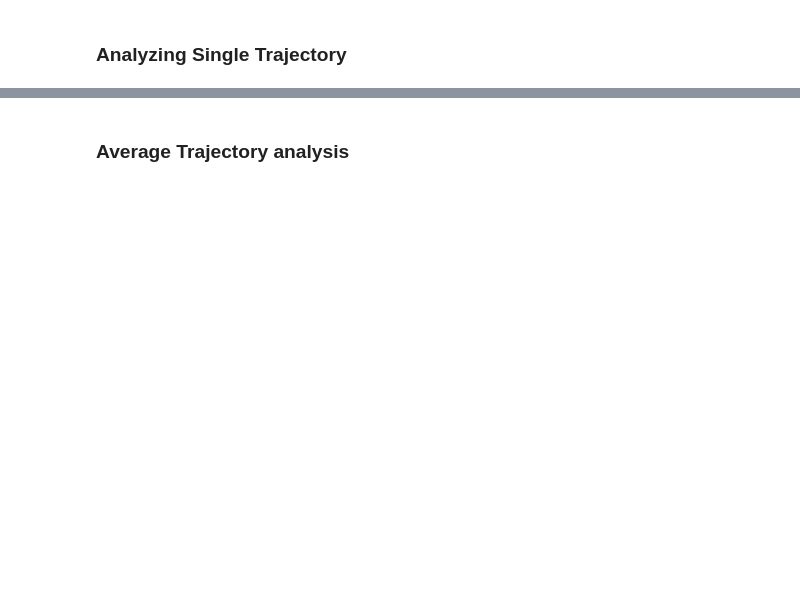
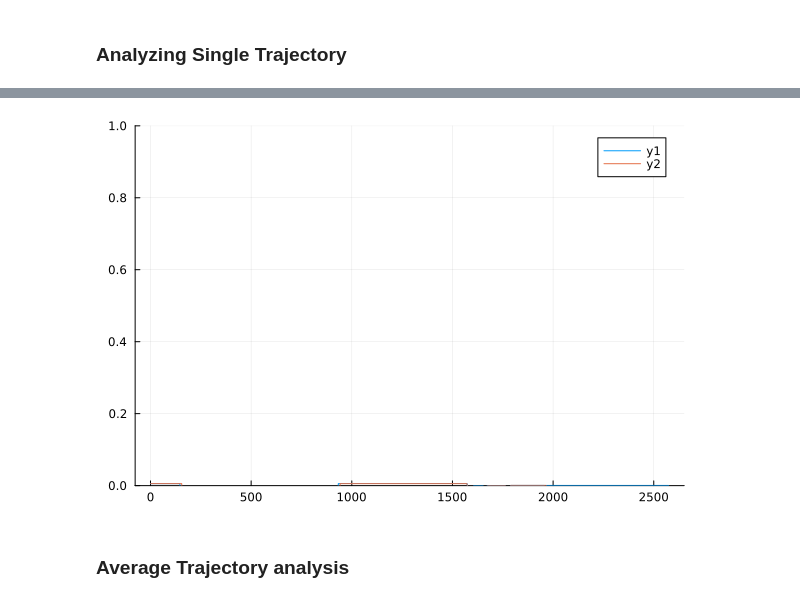
Before and after one commit to Ak-ash22/rydberg_qec, a Jupyter notebook: codework/phaseflip_code/result_analysis.ipynb, the cells around one changed output, grey strips where cells are left out. Cells and saved outputs as stored; diff of their text form; code cells hidden in the pictures; blank space fills up the shorter version.

```diff
--- a/codework/phaseflip_code/result_analysis.ipynb
+++ b/codework/phaseflip_code/result_analysis.ipynb
@@ -40,2 +45,7 @@ population_data[:a][1003]
+# %%
+plot(S1_data,ylim=[0,1])
+plot!(S2_data,ylim=[0,1])
+# %% [output]
+[figure, added]
 # %% [markdown]
 ### Average Trajectory analysis
```
Also changed, not shown: parts of 6 cells of this notebook, 7 other files.
